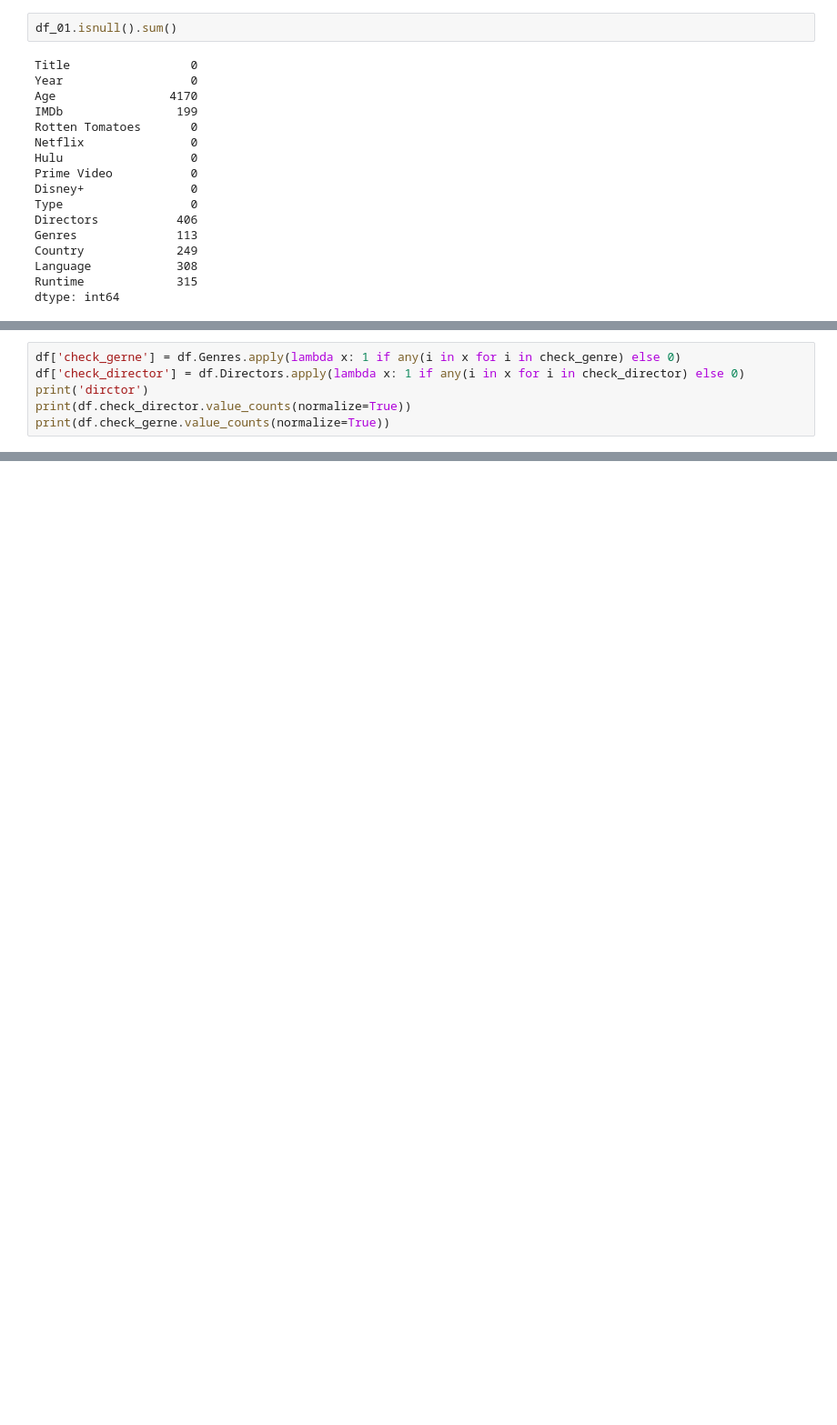
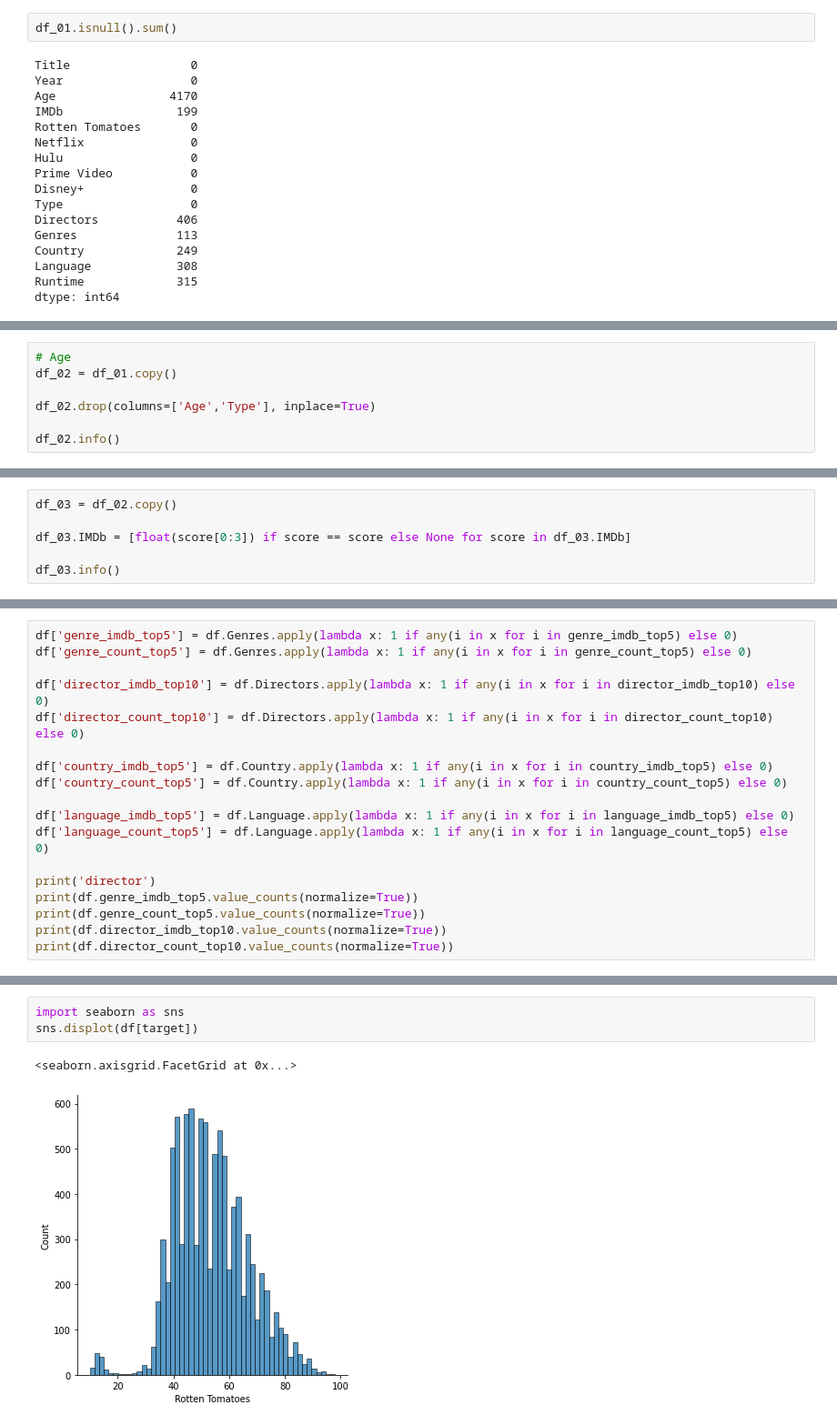
Before and after one commit to jiho-kang/Data_Analysis_Project, a Jupyter notebook: [project2]_Movies_on_streaming_platform.ipynb, the cells around one changed output, grey strips where cells are left out. Shown at 91% size. Cells and saved outputs as stored; diff of their text form; blank space fills up the shorter version.

```diff
--- a/[project2]_Movies_on_streaming_platform.ipynb
+++ b/[project2]_Movies_on_streaming_platform.ipynb
@@ -167,0 +188,7 @@ memory usage: 1.2+ MB
+# %%
+# Age
+df_02 = df_01.copy()
+
+df_02.drop(columns=['Age','Type'], inplace=True)
+
+df_02.info()
@@ -201,0 +220,6 @@ data["Rotten Tomatoes"] = [float(score[0:2]) for score in data["Rotten Tomatoes"
+# %%
+df_03 = df_02.copy()
+
+df_03.IMDb = [float(score[0:3]) if score == score else None for score in df_03.IMDb]
+
+df_03.info()
@@ -333,6 +330,0 @@ print(check_director)
-# %%
-df['check_gerne'] = df.Genres.apply(lambda x: 1 if any(i in x for i in check_genre) else 0)
-df['check_director'] = df.Directors.apply(lambda x: 1 if any(i in x for i in check_director) else 0)
-print('dirctor')
-print(df.check_director.value_counts(normalize=True))
-print(df.check_gerne.value_counts(normalize=True))
@@ -521,0 +375,18 @@ clf.best_score_
+# %%
+df['genre_imdb_top5'] = df.Genres.apply(lambda x: 1 if any(i in x for i in genre_imdb_top5) else 0)
+df['genre_count_top5'] = df.Genres.apply(lambda x: 1 if any(i in x for i in genre_count_top5) else 0)
+
+df['director_imdb_top10'] = df.Directors.apply(lambda x: 1 if any(i in x for i in director_imdb_top10) else 0)
+df['director_count_top10'] = df.Directors.apply(lambda x: 1 if any(i in x for i in director_count_top10) else 0)
+
+df['country_imdb_top5'] = df.Country.apply(lambda x: 1 if any(i in x for i in country_imdb_top5) else 0)
+df['country_count_top5'] = df.Country.apply(lambda x: 1 if any(i in x for i in country_count_top5) else 0)
+
+df['language_imdb_top5'] = df.Language.apply(lambda x: 1 if any(i in x for i in language_imdb_top5) else 0)
+df['language_count_top5'] = df.Language.apply(lambda x: 1 if any(i in x for i in language_count_top5) else 0)
+
+print('director')
+print(df.genre_imdb_top5.value_counts(normalize=True))
+print(df.genre_count_top5.value_counts(normalize=True))
+print(df.director_imdb_top10.value_counts(normalize=True))
+print(df.director_count_top10.value_counts(normalize=True))
@@ -521,0 +462,6 @@ clf.best_score_
+# %%
+import seaborn as sns
+sns.displot(df[target])
+# %% [output]
+<seaborn.axisgrid.FacetGrid at 0x...>
+[figure, added]
```
Also changed, not shown: parts of 141 cells of this notebook.
